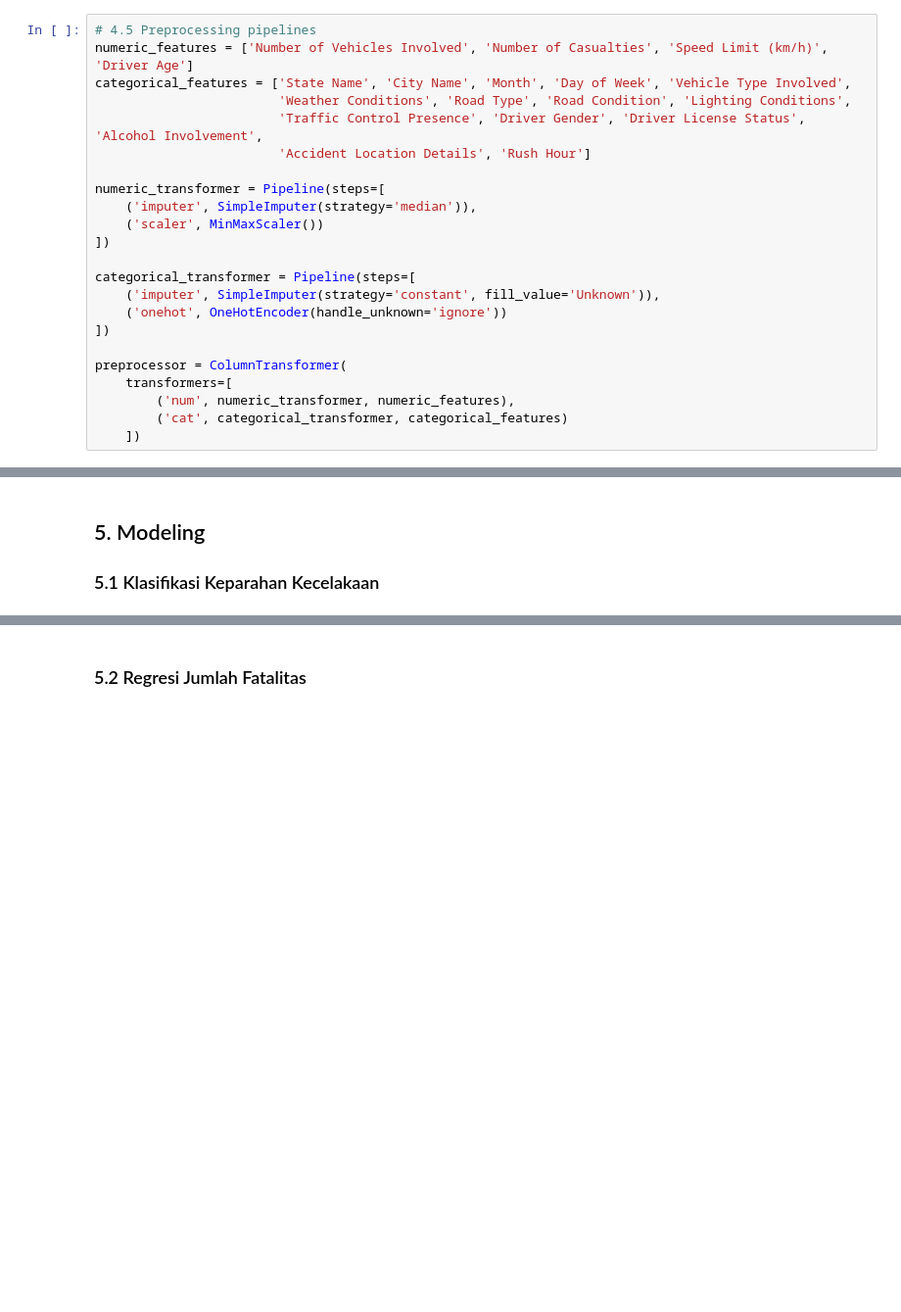
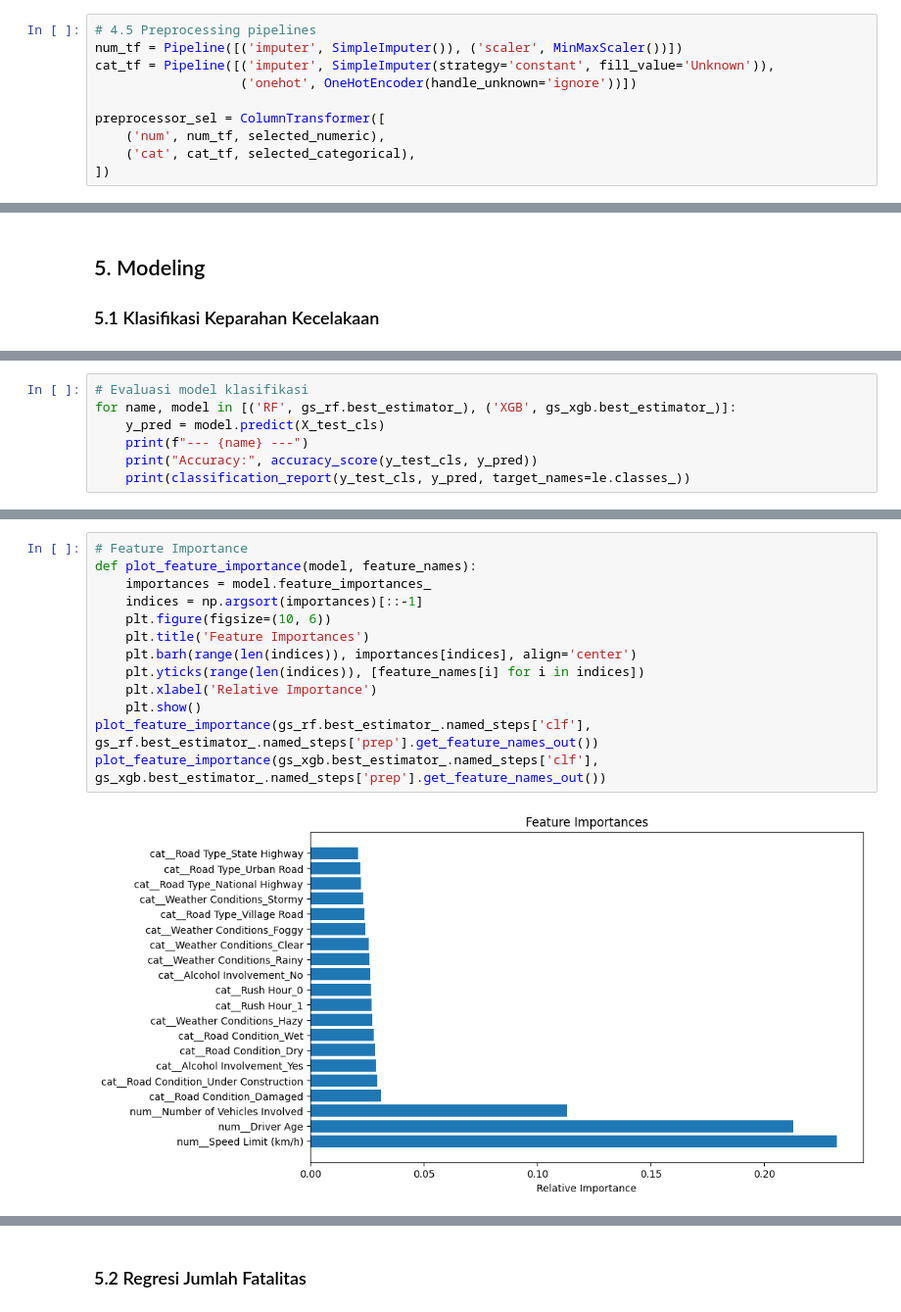
Before and after one commit to adrianramadhan/india-road-accident-prediction-applied-machine-learning-submission, a Jupyter notebook: accident_prediction_notebook.ipynb, the cells around one changed output, grey strips where cells are left out. Shown at 98% size. Cells and saved outputs as stored; diff of their text form; blank space fills up the shorter version.

Commit message:
update model

```diff
--- a/accident_prediction_notebook.ipynb
+++ b/accident_prediction_notebook.ipynb
@@ -91,23 +163,10 @@ X_train_reg, X_test_reg, y_train_reg, y_test_reg = train_test_split(X_reg, y_reg
 # %%
 # 4.5 Preprocessing pipelines
-numeric_features = ['Number of Vehicles Involved', 'Number of Casualties', 'Speed Limit (km/h)', 'Driver Age']
-categorical_features = ['State Name', 'City Name', 'Month', 'Day of Week', 'Vehicle Type Involved',
-                        'Weather Conditions', 'Road Type', 'Road Condition', 'Lighting Conditions',
-                        'Traffic Control Presence', 'Driver Gender', 'Driver License Status', 'Alcohol Involvement',
-                        'Accident Location Details', 'Rush Hour']
+num_tf = Pipeline([('imputer', SimpleImputer()), ('scaler', MinMaxScaler())])
+cat_tf = Pipeline([('imputer', SimpleImputer(strategy='constant', fill_value='Unknown')),
+                   ('onehot', OneHotEncoder(handle_unknown='ignore'))])
 
-numeric_transformer = Pipeline(steps=[
-    ('imputer', SimpleImputer(strategy='median')),
-    ('scaler', MinMaxScaler())
+preprocessor_sel = ColumnTransformer([
+    ('num', num_tf, selected_numeric),
+    ('cat', cat_tf, selected_categorical),
 ])
-
-categorical_transformer = Pipeline(steps=[
-    ('imputer', SimpleImputer(strategy='constant', fill_value='Unknown')),
-    ('onehot', OneHotEncoder(handle_unknown='ignore'))
-])
-
-preprocessor = ColumnTransformer(
-    transformers=[
-        ('num', numeric_transformer, numeric_features),
-        ('cat', categorical_transformer, categorical_features)
-    ])
@@ -135,0 +229,7 @@ Best parameters: {'classifier__max_depth': None, 'classifier__n_estimators': 100
+# %%
+# Evaluasi model klasifikasi
+for name, model in [('RF', gs_rf.best_estimator_), ('XGB', gs_xgb.best_estimator_)]:
+    y_pred = model.predict(X_test_cls)
+    print(f"--- {name} ---")
+    print("Accuracy:", accuracy_score(y_test_cls, y_pred))
+    print(classification_report(y_test_cls, y_pred, target_names=le.classes_))
@@ -135,0 +254,15 @@ Best parameters: {'classifier__max_depth': None, 'classifier__n_estimators': 100
+# %%
+# Feature Importance
+def plot_feature_importance(model, feature_names):
+    importances = model.feature_importances_
+    indices = np.argsort(importances)[::-1]
+    plt.figure(figsize=(10, 6))
+    plt.title('Feature Importances')
+    plt.barh(range(len(indices)), importances[indices], align='center')
+    plt.yticks(range(len(indices)), [feature_names[i] for i in indices])
+    plt.xlabel('Relative Importance')
+    plt.show()
+plot_feature_importance(gs_rf.best_estimator_.named_steps['clf'], gs_rf.best_estimator_.named_steps['prep'].get_feature_names_out())
+plot_feature_importance(gs_xgb.best_estimator_.named_steps['clf'], gs_xgb.best_estimator_.named_steps['prep'].get_feature_names_out())
+# %% [output]
+[figure, added]
```
Also changed, not shown: parts of 14 cells of this notebook.
